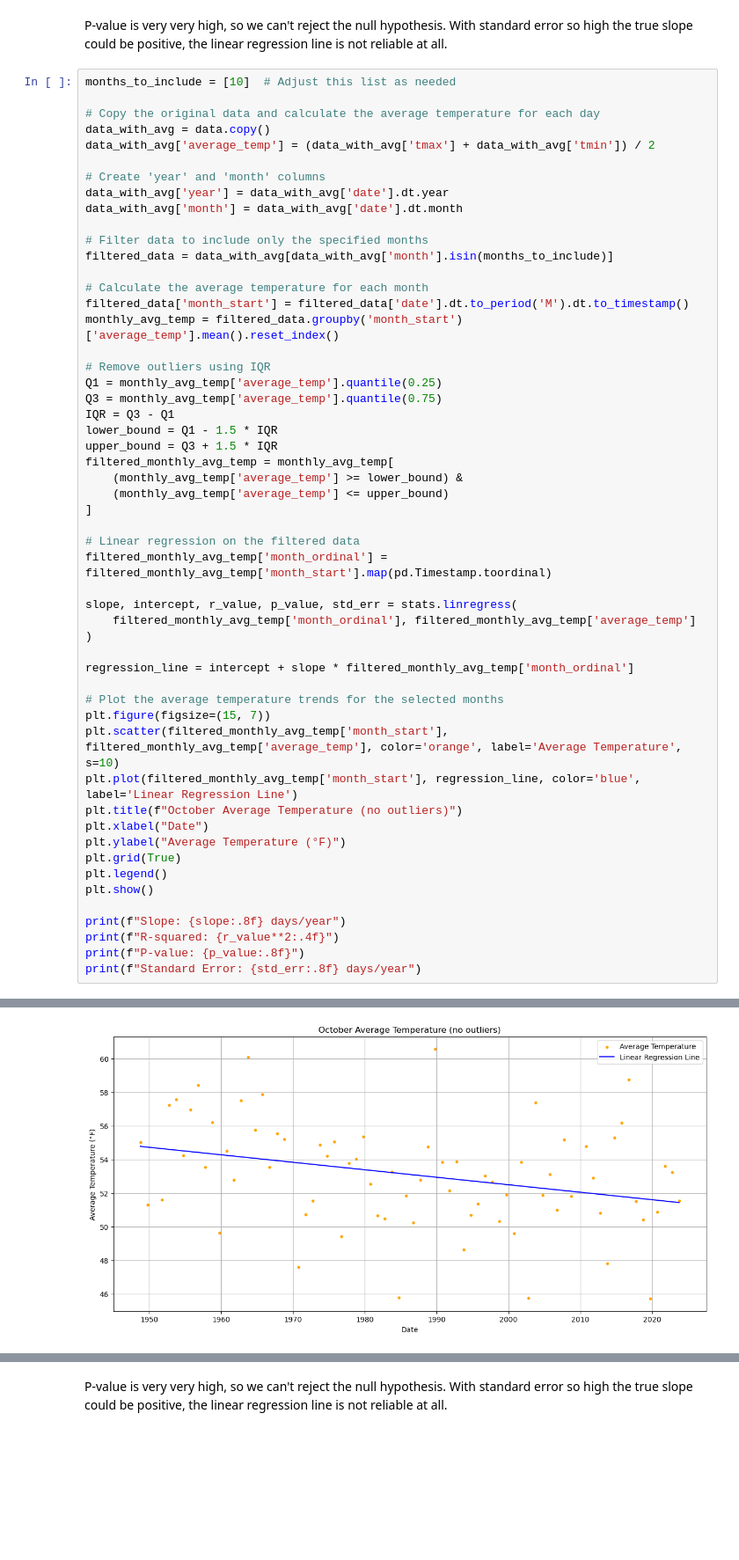
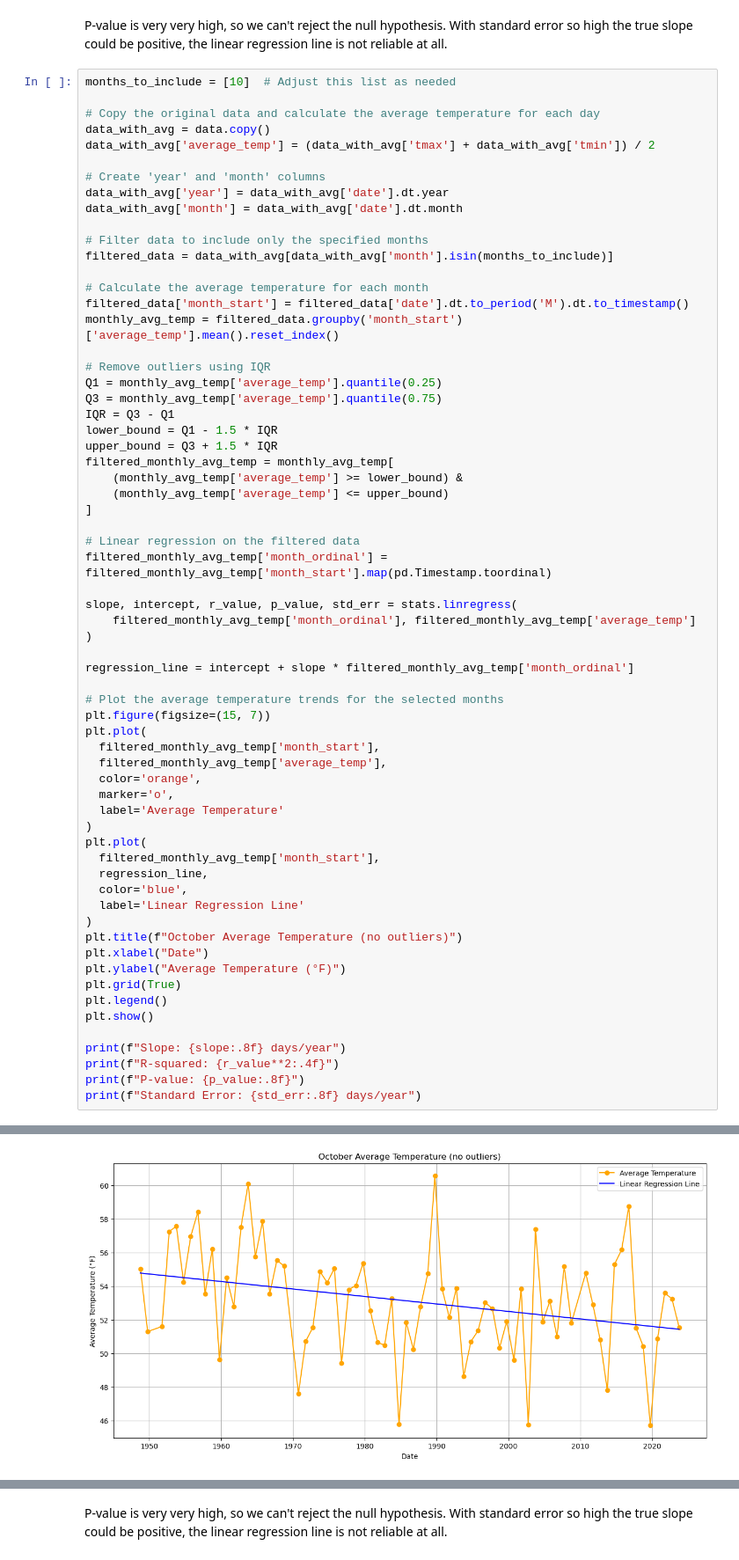
Before and after one commit to richardr1126/boulder_weather_project, a Jupyter notebook: snow.ipynb, the cells around one changed output, grey strips where cells are left out. Shown at 88% size. Drawn from its saved outputs; the diff is of its cells as text; blank space fills up the shorter version.

```diff
--- a/snow.ipynb
+++ b/snow.ipynb
@@ -272,36 +298,47 @@ filtered_monthly_avg_temp['month_ordinal'] = filtered_monthly_avg_temp['month_st
 slope, intercept, r_value, p_value, std_err = stats.linregress(
     filtered_monthly_avg_temp['month_ordinal'], filtered_monthly_avg_temp['average_temp']
 )
 
 regression_line = intercept + slope * filtered_monthly_avg_temp['month_ordinal']
 
 # Plot the average temperature trends for the selected months
 plt.figure(figsize=(15, 7))
-plt.scatter(filtered_monthly_avg_temp['month_start'], filtered_monthly_avg_temp['average_temp'], color='orange', label='Average Temperature', s=10)
-plt.plot(filtered_monthly_avg_temp['month_start'], regression_line, color='blue', label='Linear Regression Line')
+plt.plot(
+  filtered_monthly_avg_temp['month_start'],
+  filtered_monthly_avg_temp['average_temp'],
+  color='orange',
+  marker='o',
+  label='Average Temperature'
+)
+plt.plot(
+  filtered_monthly_avg_temp['month_start'],
+  regression_line,
+  color='blue',
+  label='Linear Regression Line'
+)
 plt.title(f"October Average Temperature (no outliers)")
 plt.xlabel("Date")
 plt.ylabel("Average Temperature (°F)")
 plt.grid(True)
 plt.legend()
 plt.show()
 
 print(f"Slope: {slope:.8f} days/year")
 print(f"R-squared: {r_value**2:.4f}")
 print(f"P-value: {p_value:.8f}")
 print(f"Standard Error: {std_err:.8f} days/year")
 # %% [output]
 A value is trying to be set on a copy of a slice from a DataFrame.
 Try using .loc[row_indexer,col_indexer] = value instead
 
 See the caveats in the documentation: https://pandas.pydata.org/pandas-docs/stable/user_guide/indexing.html#returning-a-view-versus-a-copy
   filtered_data['month_start'] = filtered_data['date'].dt.to_period('M').dt.to_timestamp()
 A value is trying to be set on a copy of a slice from a DataFrame.
 Try using .loc[row_indexer,col_indexer] = value instead
 
 See the caveats in the documentation: https://pandas.pydata.org/pandas-docs/stable/user_guide/indexing.html#returning-a-view-versus-a-copy
   filtered_monthly_avg_temp['month_ordinal'] = filtered_monthly_avg_temp['month_start'].map(pd.Timestamp.toordinal)
-[figure, old version]
+[figure, new version]
 Slope: -0.00012195 days/year
 R-squared: 0.0955
 P-value: 0.00782363
```
Also changed, not shown: parts of 5 cells of this notebook.
